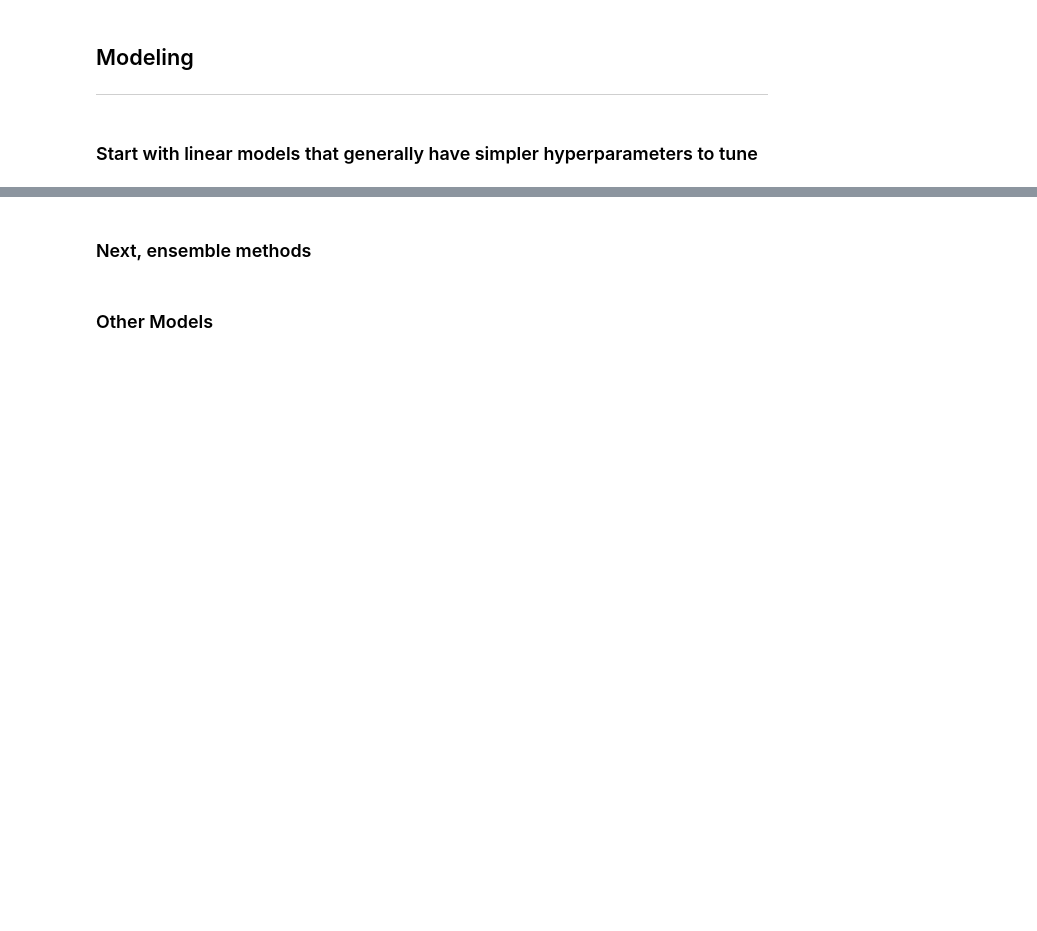
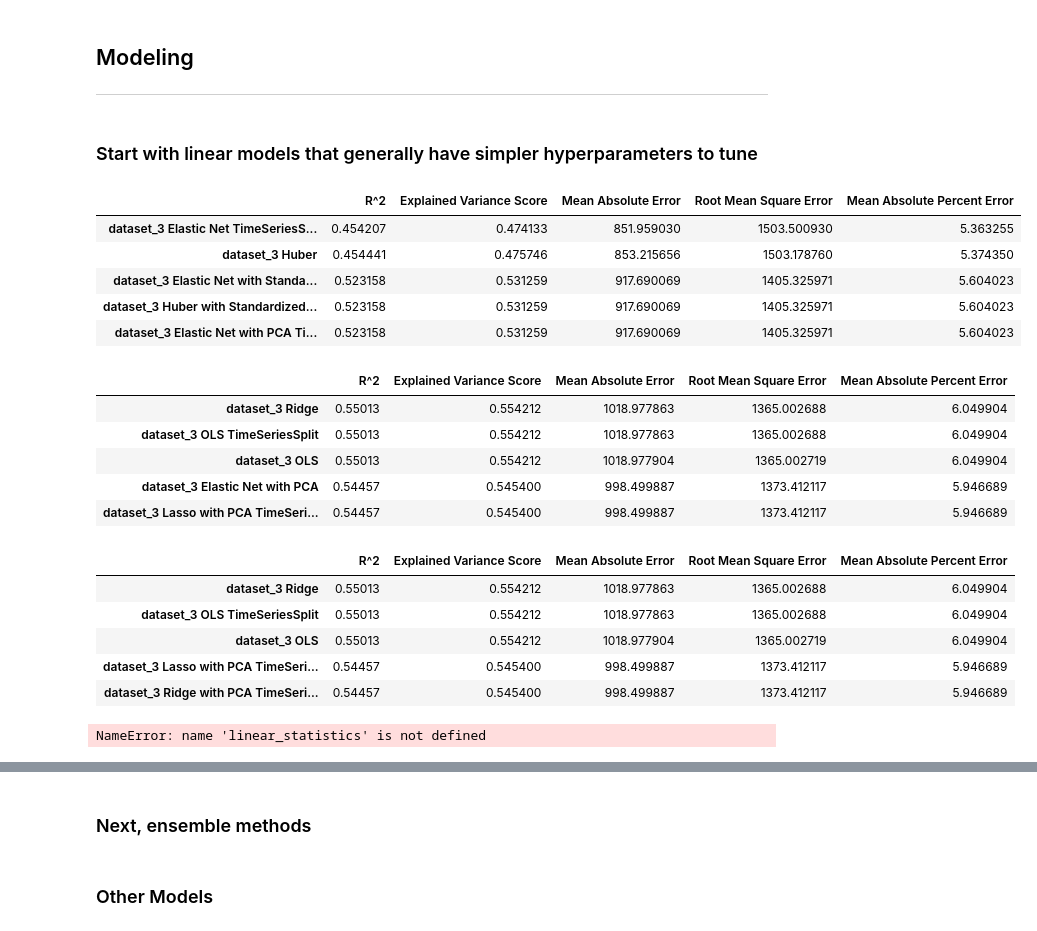
Before and after one commit to wyattowalsh/ieor_142_project, a Jupyter notebook: nba_da.ipynb, the cells around one changed output, grey strips where cells are left out. Drawn from its saved outputs; the diff is of its cells as text; code cells hidden in the pictures; blank space fills up the shorter version.

```diff
--- a/nba_da.ipynb
+++ b/nba_da.ipynb
@@ -77,8 +140,27 @@ X_train_1, X_test_1, y_train_1, y_test_1, train_1 = split.split(dataset_1_1)
 # %% [markdown]
 ### Start with linear models that generally have simpler hyperparameters to tune
 # %%
-linear_statistics = linear_models.collect_statistics('dataset_3', X_train, X_test, y_train, y_test).reset_index()
+linear_statistics = linear_models.collect_statistics('dataset_3', X_train, X_test, y_train, y_test)
 
-# display(linear_statistics.sort_values(['Mean Absolute Error'])['index', Mean Absolute Error'].head())
-# display(linear_statistics.sort_values(['R^2'], ascending = False)['index', 'R^2'].head())
-# linear_statistics.sort_values(['Root Mean Square Error'])['index', 'Root Mean Square Error'].head()
+display(linear_statistics.sort_values(['Mean Absolute Error']).head())
+display(linear_statistics.sort_values(['R^2'], ascending = False).head())
+linear_statistics.sort_values(['Root Mean Square Error']).head()
+# %% [output]
+|  | R^2 | Explained Variance Score | Mean Absolute Error | Root Mean Square Error | Mean Absolute Percent Error |
+| dataset_3 Elastic Net TimeSeriesS... | 0.454207 | 0.474133 | 851.959030 | 1503.500930 | 5.363255 |
+| dataset_3 Huber | 0.454441 | 0.475746 | 853.215656 | 1503.178760 | 5.374350 |
+| dataset_3 Elastic Net with Standa... | 0.523158 | 0.531259 | 917.690069 | 1405.325971 | 5.604023 |
+| dataset_3 Huber with Standardized... | 0.523158 | 0.531259 | 917.690069 | 1405.325971 | 5.604023 |
+| dataset_3 Elastic Net with PCA Ti... | 0.523158 | 0.531259 | 917.690069 | 1405.325971 | 5.604023 |
+|  | R^2 | Explained Variance Score | Mean Absolute Error | Root Mean Square Error | Mean Absolute Percent Error |
+| dataset_3 Ridge | 0.55013 | 0.554212 | 1018.977863 | 1365.002688 | 6.049904 |
+| dataset_3 OLS TimeSeriesSplit | 0.55013 | 0.554212 | 1018.977863 | 1365.002688 | 6.049904 |
+| dataset_3 OLS | 0.55013 | 0.554212 | 1018.977904 | 1365.002719 | 6.049904 |
+| dataset_3 Elastic Net with PCA | 0.54457 | 0.545400 | 998.499887 | 1373.412117 | 5.946689 |
+| dataset_3 Lasso with PCA TimeSeri... | 0.54457 | 0.545400 | 998.499887 | 1373.412117 | 5.946689 |
+|  | R^2 | Explained Variance Score | Mean Absolute Error | Root Mean Square Error | Mean Absolute Percent Error |
+| dataset_3 Ridge | 0.55013 | 0.554212 | 1018.977863 | 1365.002688 | 6.049904 |
+| dataset_3 OLS TimeSeriesSplit | 0.55013 | 0.554212 | 1018.977863 | 1365.002688 | 6.049904 |
+| dataset_3 OLS | 0.55013 | 0.554212 | 1018.977904 | 1365.002719 | 6.049904 |
+| dataset_3 Lasso with PCA TimeSeri... | 0.54457 | 0.545400 | 998.499887 | 1373.412117 | 5.946689 |
+| dataset_3 Ridge with PCA TimeSeri... | 0.54457 | 0.545400 | 998.499887 | 1373.412117 | 5.946689 |
@@ -87,0 +167,4 @@ linear_statistics
+# %%
+linear_statistics
+# %% [output]
+NameError: name 'linear_statistics' is not defined
```
Also changed, not shown: parts of 10 cells of this notebook, 2 other files.
